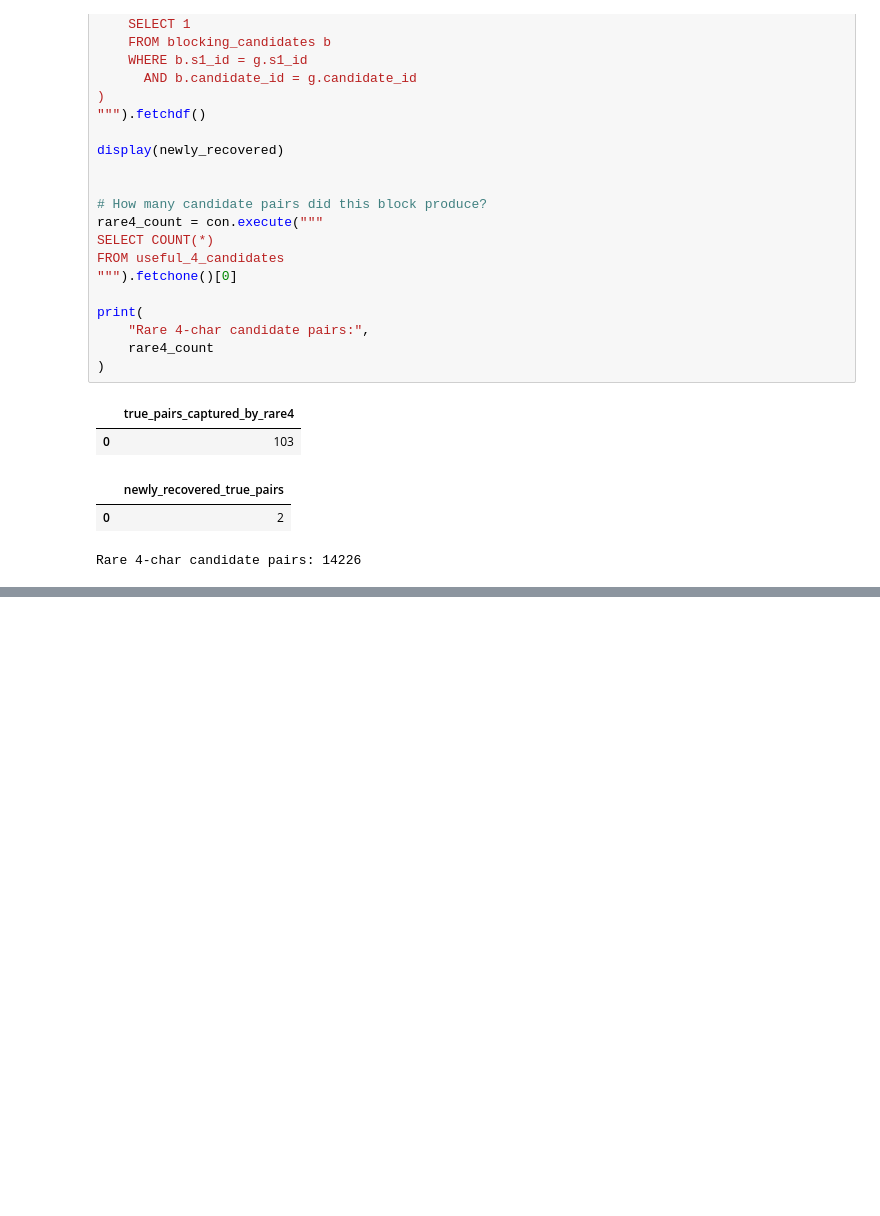
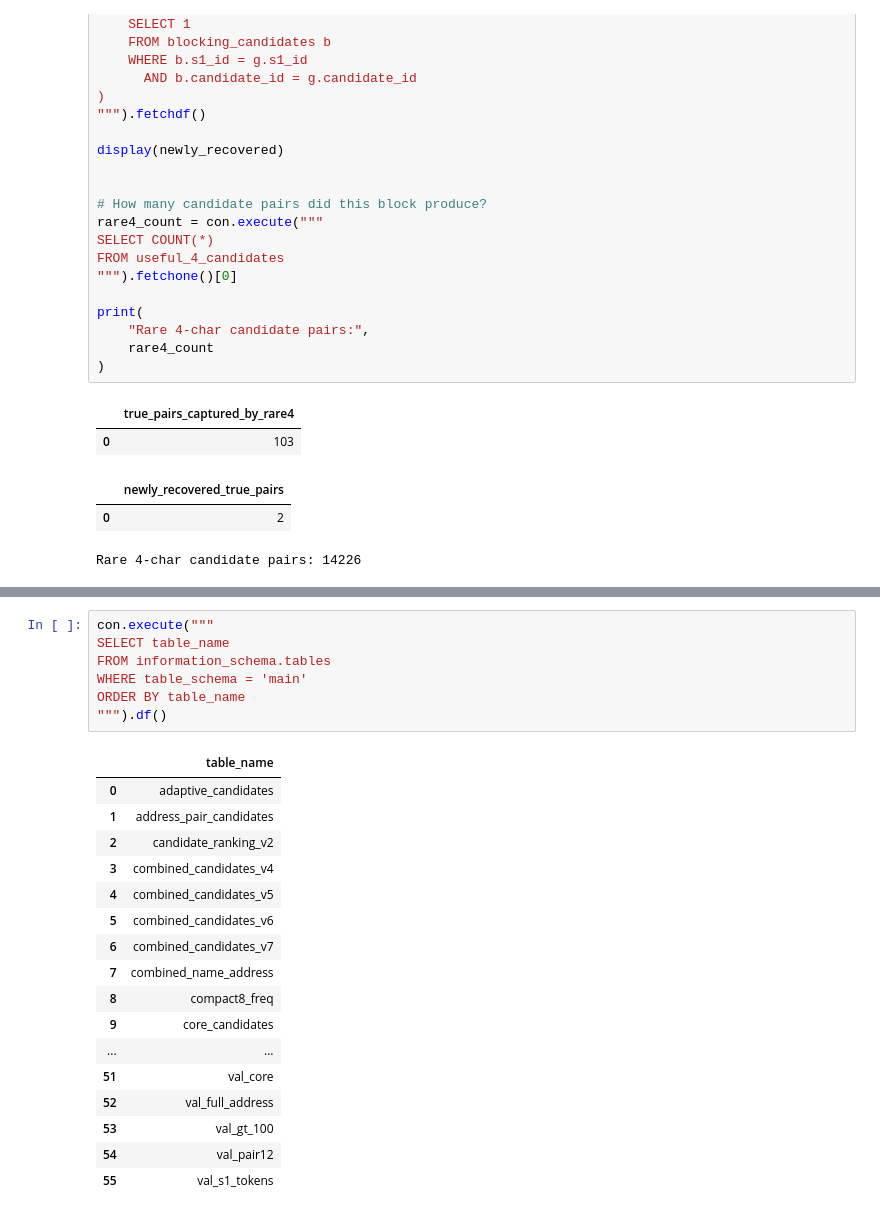
Before and after one commit to anjaliSharma8/amazon-ml, a Jupyter notebook: AIML.ipynb, the cells around one changed output, grey strips where cells are left out. Saved outputs shown, nothing was run; the diff lists cells and outputs as text; blank space fills up the shorter version.

```diff
--- a/AIML.ipynb
+++ b/AIML.ipynb
@@ -6392,0 +16885,25 @@ print("✅ Fast test source table created")
+# %%
+con.execute("""
+SELECT table_name
+FROM information_schema.tables
+WHERE table_schema = 'main'
+ORDER BY table_name
+""").df()
+# %% [output]
+|  | table_name |
+| 0 | adaptive_candidates |
+| 1 | address_pair_candidates |
+| 2 | candidate_ranking_v2 |
+| 3 | combined_candidates_v4 |
+| 4 | combined_candidates_v5 |
+| 5 | combined_candidates_v6 |
+| 6 | combined_candidates_v7 |
+| 7 | combined_name_address |
+| 8 | compact8_freq |
+| 9 | core_candidates |
+| ... | ... |
+| 51 | val_core |
+| 52 | val_full_address |
+| 53 | val_gt_100 |
+| 54 | val_pair12 |
+| 55 | val_s1_tokens |
```
Also changed, not shown: parts of 171 cells of this notebook.
